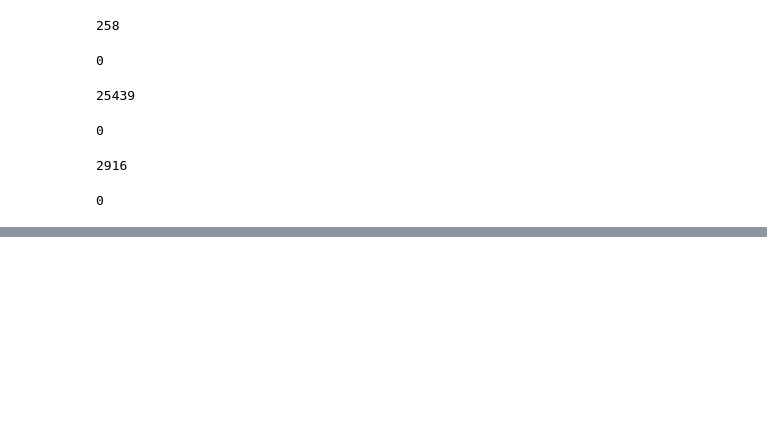
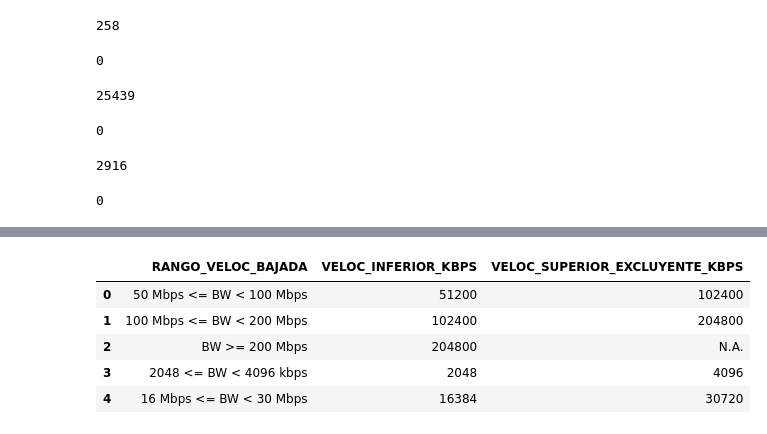
Before and after one commit to ElPalo708/An-lisis-de-la-Brecha-Digital-y-Acceso-a-TIC-en-el-Per-2023-2024, a Jupyter notebook: perfilado.ipynb, the cells around one changed output, grey strips where cells are left out. Cells and saved outputs as stored; diff of their text form; code cells hidden in the pictures; blank space fills up the shorter version.

```diff
--- a/perfilado.ipynb
+++ b/perfilado.ipynb
@@ -864,0 +1166,11 @@ len(outliers)
+# %%
+df2[['RANGO_VELOC_BAJADA',
+     'VELOC_INFERIOR_KBPS',
+     'VELOC_SUPERIOR_EXCLUYENTE_KBPS']].head()
+# %% [output]
+|  | RANGO_VELOC_BAJADA | VELOC_INFERIOR_KBPS | VELOC_SUPERIOR_EXCLUYENTE_KBPS |
+| 0 | 50 Mbps <= BW < 100 Mbps | 51200 | 102400 |
+| 1 | 100 Mbps <= BW < 200 Mbps | 102400 | 204800 |
+| 2 | BW >= 200 Mbps | 204800 | N.A. |
+| 3 | 2048 <= BW < 4096 kbps | 2048 | 4096 |
+| 4 | 16 Mbps <= BW < 30 Mbps | 16384 | 30720 |
```
Also changed, not shown: parts of 33 cells of this notebook, 4 other files.
